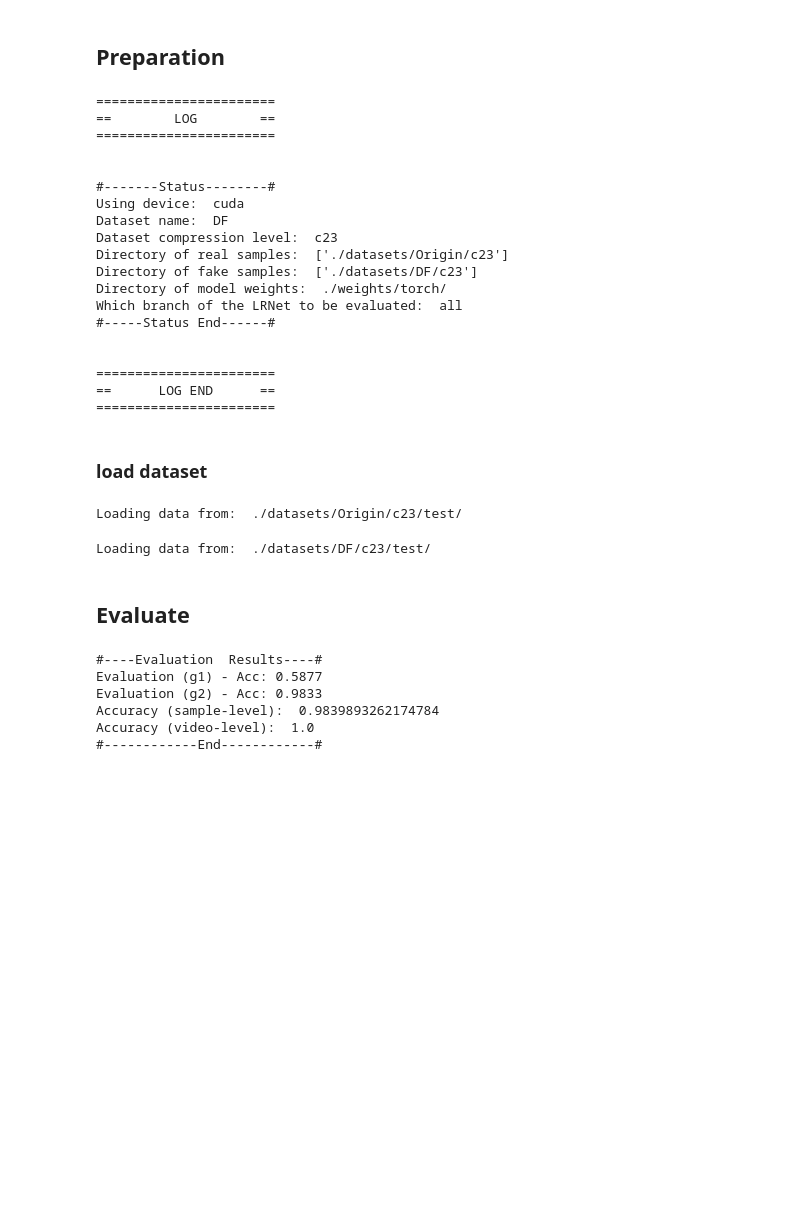
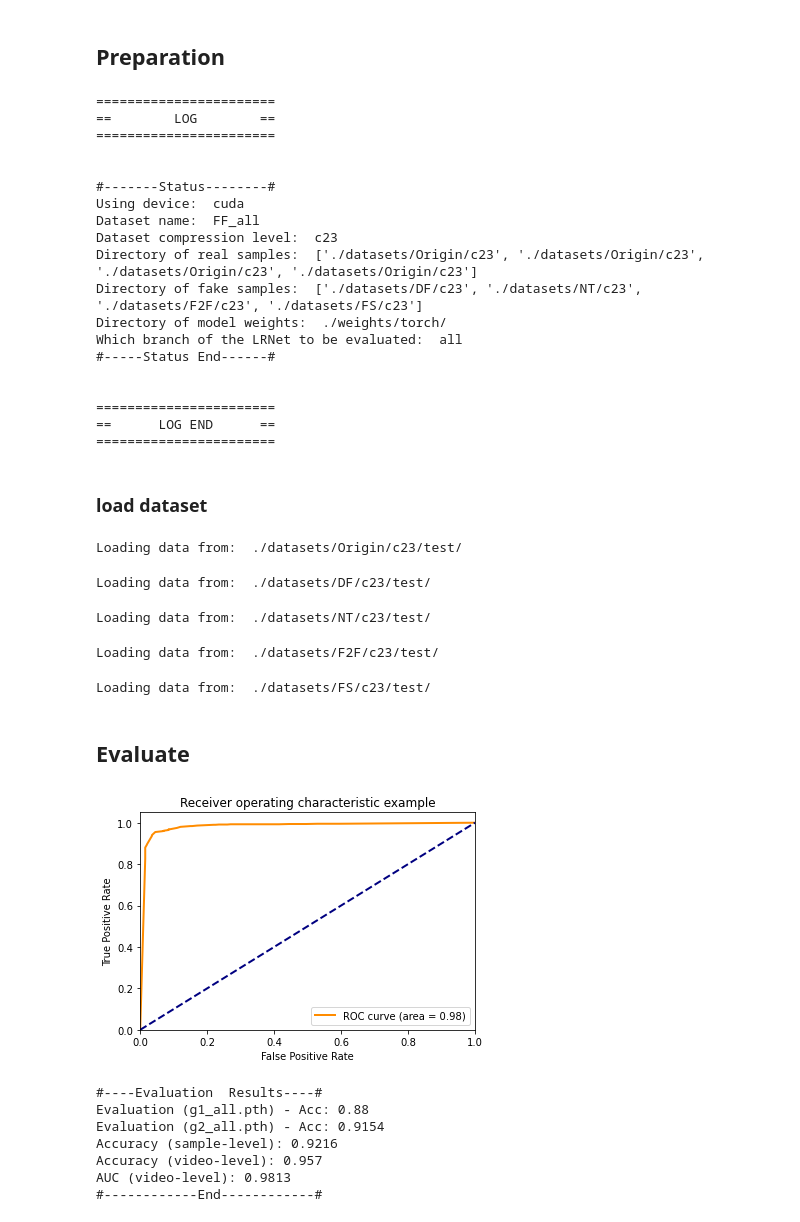
Before and after one commit to frederickszk/LRNet, a Jupyter notebook: training/train.ipynb, the cells around one changed output. Saved outputs shown, nothing was run; the diff lists cells and outputs as text; code cells hidden in the pictures; blank space fills up the shorter version.

Commit message:
Update AUC evaluation codes

```diff
--- a/training/train.ipynb
+++ b/training/train.ipynb
@@ -224,7 +225,7 @@ from utils.dataset import Dataset
 Parameters Initialization
 # %%
 if_gpu = True
-dataset_name = 'DF'
+dataset_name = 'FF_all'
 dataset_level = 'c23'
 branch_selection = 'all'
 # %%
@@ -233,6 +234,8 @@ BATCH_SIZE = 1024
 DROPOUT_RATE = 0.5
 RNN_UNIT = 64
 add_weights = './weights/torch/'
+weights_name_g1 = 'g1_all.pth'
+weights_name_g2 = 'g2_all.pth'
 # %% [markdown]
 ## Preparation
 # %%
@@ -268,10 +271,10 @@ logger.print_logs_evaluating()
 
 #-------Status--------#
 Using device:  cuda
-Dataset name:  DF
+Dataset name:  FF_all
 Dataset compression level:  c23
-Directory of real samples:  ['./datasets/Origin/c23']
-Directory of fake samples:  ['./datasets/DF/c23']
+Directory of real samples:  ['./datasets/Origin/c23', './datasets/Origin/c23', './datasets/Origin/c23', './datasets/Origin/c23']
+Directory of fake samples:  ['./datasets/DF/c23', './datasets/NT/c23', './datasets/F2F/c23', './datasets/FS/c23']
 Directory of model weights:  ./weights/torch/
 Which branch of the LRNet to be evaluated:  all
 #-----Status End------#
@@ -302,6 +305,9 @@ else:
 # %% [output]
 Loading data from:  ./datasets/Origin/c23/test/
 Loading data from:  ./datasets/DF/c23/test/
+Loading data from:  ./datasets/NT/c23/test/
+Loading data from:  ./datasets/F2F/c23/test/
+Loading data from:  ./datasets/FS/c23/test/
 # %% [markdown]
 ## Evaluate
 # %%
@@ -311,12 +317,12 @@ acc_g1 = None
 acc_g2 = None
 if branch_selection == 'g1' or branch_selection == 'all':
     g1 = LRNet(RNN_UNIT, DROPOUT_RATE)
-    g1.load_state_dict(torch.load(join(add_weights, 'g1.pth')))
+    g1.load_state_dict(torch.load(join(add_weights, weights_name_g1)))
     acc_g1 = evaluate(g1, test_iter_A, device)
 
 if branch_selection == 'g2' or branch_selection == 'all':
     g2 = LRNet(RNN_UNIT, DROPOUT_RATE)
-    g2.load_state_dict(torch.load(join(add_weights, 'g2.pth')))
+    g2.load_state_dict(torch.load(join(add_weights, weights_name_g2)))
     acc_g2 = evaluate(g2, test_iter_B, device)
 
 """
@@ -346,40 +352,48 @@ else:
         if mix >= 1:
             result = 1
         else:
             result = 0
         if result == test_labels[i]:
             count_s += 1
         mix_predict.append(mix / 2)
 
 # ----Video-level----#
 prediction_video = merge_video_prediction(mix_predict, test_sv, test_vc)
 count_v = 0
 total_v = len(test_labels_video)
 for i, pd in enumerate(prediction_video):
     if pd >= 0.5:
         result = 1
     else:
         result = 0
     if result == test_labels_video[i]:
         count_v += 1
 
+# For AUC evaluation
+fpr, tpr, _ = roc_curve(test_labels_video, prediction_video)
+roc_auc = auc(fpr, tpr)
+plot_ROC(fpr, tpr, roc_auc)
+
 """
 Exhibit the evaluation results.
 """
 print("\n")
 print("#----Evaluation  Results----#")
 if branch_selection == 'g1' or branch_selection == 'all':
-    print("Evaluation (g1) - Acc: {:.4}".format(acc_g1))
+    print("Evaluation ({}) - Acc: {:.4}".format(weights_name_g1, acc_g1))
 if branch_selection == 'g2' or branch_selection == 'all':
-    print("Evaluation (g2) - Acc: {:.4}".format(acc_g2))
+    print("Evaluation ({}) - Acc: {:.4}".format(weights_name_g2, acc_g2))
 if branch_selection == 'all':
-    print("Accuracy (sample-level): ", count_s / total_s)
-print("Accuracy (video-level): ", count_v / total_v)
+    print("Accuracy (sample-level): {:.4}".format(count_s / total_s))
+print("Accuracy (video-level): {:.4}".format(count_v / total_v))
+print("AUC (video-level): {:.4}".format(roc_auc))
 print("#------------End------------#")
 # %% [output]
+[figure, added]
 #----Evaluation  Results----#
-Evaluation (g1) - Acc: 0.5877
-Evaluation (g2) - Acc: 0.9833
-Accuracy (sample-level):  0.9839893262174784
-Accuracy (video-level):  1.0
+Evaluation (g1_all.pth) - Acc: 0.88
+Evaluation (g2_all.pth) - Acc: 0.9154
+Accuracy (sample-level): 0.9216
+Accuracy (video-level): 0.957
+AUC (video-level): 0.9813
 #------------End------------#
```
Also changed, not shown: parts of 2 cells of this notebook, 4 other files.
